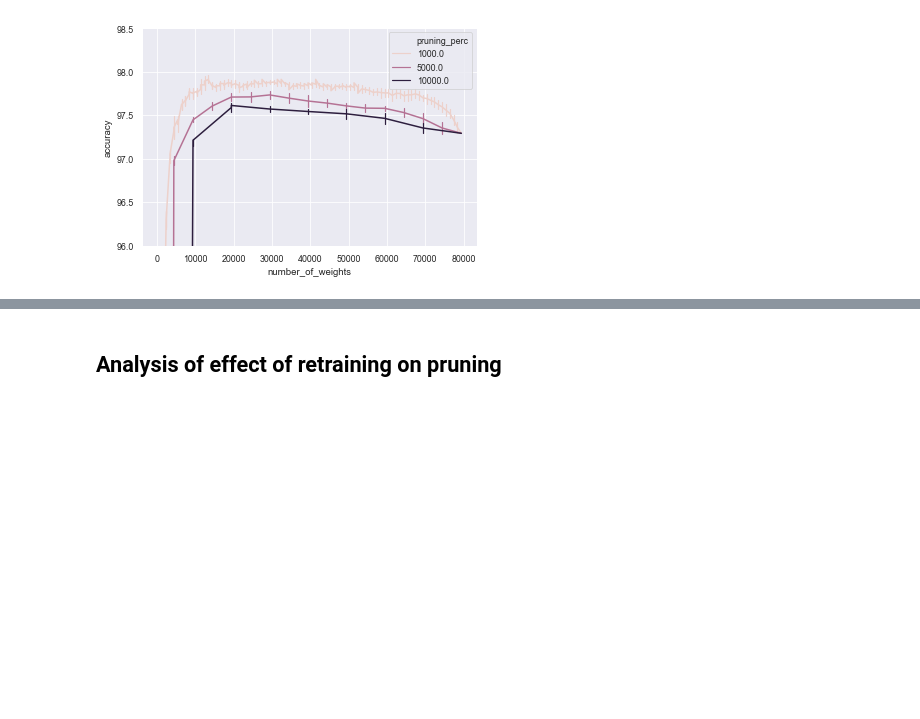
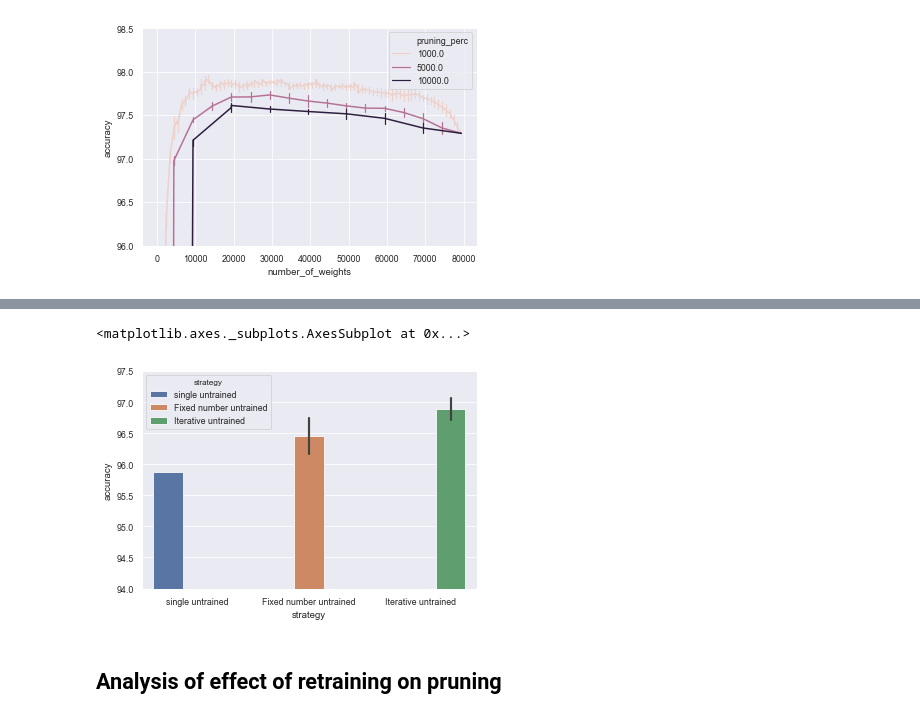
Before and after one commit to pauleon2/pruning-nn, a Jupyter notebook: evaluation.ipynb, the cells around one changed output, grey strips where cells are left out. Drawn from its saved outputs; the diff is of its cells as text; code cells hidden in the pictures; blank space fills up the shorter version.

```diff
--- a/evaluation.ipynb
+++ b/evaluation.ipynb
@@ -109,3 +123,60 @@ sns.lineplot(x='number_of_weights', y='accuracy', hue='pruning_perc', err_style=
+# %%
+s = pd.read_pickle('./results/experiment4.pkl')
+s = s.loc[s['pruning_perc'] == 85]
+s = s.loc[s['pruning_method'] == 'magnitude_class_blinded']
+s['strategy'] = 'Single'
+
+t = pd.DataFrame(columns=['run', 'accuracy', 'pruning_perc', 'number_of_weights', 'pruning_method', 'time',
+                        'retrain_change', 'retrain_epochs'])
+t['accuracy'] = s['accuracy'] - s['retrain_change']
+t['number_of_weights'] = s['number_of_weights']
+t['accuracy'] = t['accuracy'].astype(float)
+t['strategy'] = 'single untrained'
+#t['run'] = s['run']
+#t['variable'] = 2.0
+#t['pruning_perc'] = 50
+#t['retrain_change'] = 0
+#t['retrain_epochs'] = 0
+#t['time'] = 0
+
+s2 = pd.read_pickle('./results/experiment3.pkl')
+s2 = s2.loc[s2['pruning_perc'] == 5000]
+s2 = s2.loc[s2['pruning_method'] == 'magnitude_class_blinded_absolute']
+s2 = s2.loc[s2['number_of_weights'] == 9400]
+s2['strategy'] = 'Fixed number'
+
+t2 = pd.DataFrame(columns=['run', 'accuracy', 'pruning_perc', 'number_of_weights', 'pruning_method', 'time',
+                        'retrain_change', 'retrain_epochs'])
+t2['accuracy'] = s2['accuracy'] - s2['retrain_change']
+t2['number_of_weights'] = s2['number_of_weights']
+t2['accuracy'] = t2['accuracy'].astype(float)
+t2['strategy'] = 'Fixed number untrained'
+
+s3 = pd.read_pickle('./results/experiment2.pkl')
+s3 = s3.loc[s3['pruning_method'] == 'magnitude_class_blinded']
+s3 = s3.loc[s3['number_of_weights'] == 10598]
+s3 = s3.loc[s3['variable'] == False]
+s3['strategy'] = 'Iterative'
+
+t3 = pd.DataFrame(columns=['run', 'accuracy', 'pruning_perc', 'number_of_weights', 'pruning_method', 'time',
+                        'retrain_change', 'retrain_epochs'])
+t3['accuracy'] = s3['accuracy'] - s3['retrain_change']
+t3['number_of_weights'] = s3['number_of_weights']
+t3['accuracy'] = t3['accuracy'].astype(float)
+t3['strategy'] = 'Iterative untrained'
+
+s = s.append(s2, ignore_index=True)
+s = s.append(s3, ignore_index=True)
+
+t = t.append(t2, ignore_index=True)
+t = t.append(t3, ignore_index=True)
+
+s['pruning_perc'] = s['pruning_perc'].astype(float)
+plt.ylim(94, 97.5)
+sns.barplot(x='strategy', y='accuracy', hue='strategy', data=t, ci='sd')
+# %% [output]
+<matplotlib.axes._subplots.AxesSubplot at 0x...>
+[figure, added]
 # %% [markdown]
 ## Analysis of effect of retraining on pruning
 # %%
```
Also changed, not shown: parts of 5 cells of this notebook.
